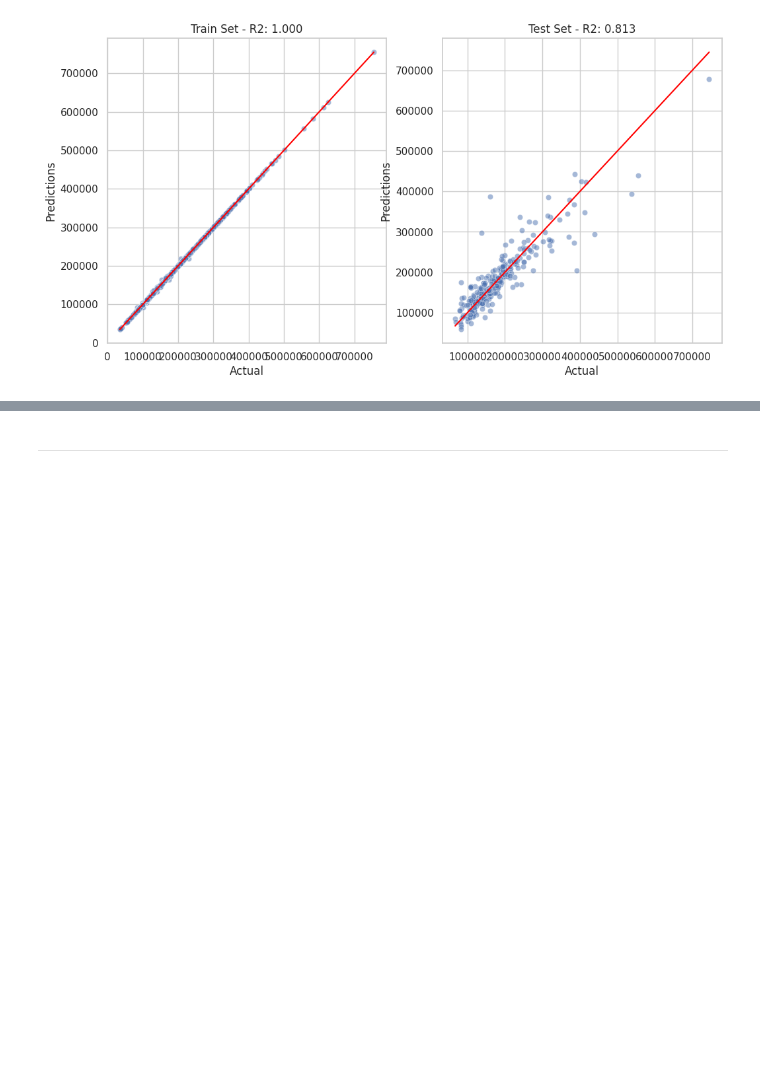
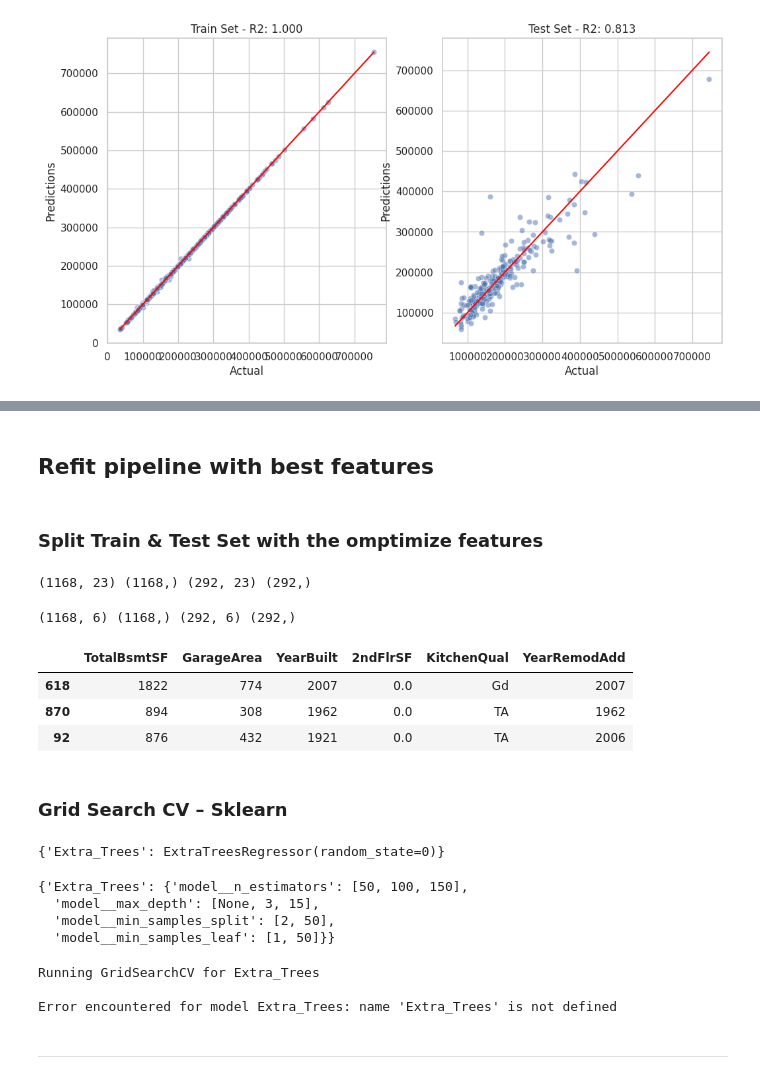
Before and after one commit to Ismino/housepricepred2, a Jupyter notebook: jupyter_notebooks/Modelling and Evaluation - Predict House Price.ipynb5.ipynb, the cells around one changed output, grey strips where cells are left out. Cells and saved outputs as stored; diff of their text form; code cells hidden in the pictures; blank space fills up the shorter version.

Commit message:
Add refitting of pipeline and grid search

```diff
--- a/jupyter_notebooks/Modelling and Evaluation - Predict House Price.ipynb5.ipynb
+++ b/jupyter_notebooks/Modelling and Evaluation - Predict House Price.ipynb5.ipynb
@@ -527,0 +539,2 @@ Root Mean Squared Error: 35973.773
+# %% [markdown]
+## Refit pipeline with best features
@@ -527,0 +583,40 @@ Root Mean Squared Error: 35973.773
+# %% [markdown]
+### Split Train & Test Set with the omptimize features
+# %%
+
+from sklearn.model_selection import train_test_split
+X_train, X_test, y_train, y_test = train_test_split(
+    df.drop(['SalePrice'], axis=1),
+    df['SalePrice'],
+    test_size=0.2,
+    random_state=0,
+)
+
+print(X_train.shape, y_train.shape, X_test.shape, y_test.shape)
+# %% [output]
+(1168, 23) (1168,) (292, 23) (292,)
+# %%
+X_train = X_train.filter(best_features)
+X_test = X_test.filter(best_features)
+
+print(X_train.shape, y_train.shape, X_test.shape, y_test.shape)
+X_train.head(3)
+# %% [output]
+(1168, 6) (1168,) (292, 6) (292,)
+|  | TotalBsmtSF | GarageArea | YearBuilt | 2ndFlrSF | KitchenQual | YearRemodAdd |
+| 618 | 1822 | 774 | 2007 | 0.0 | Gd | 2007 |
+| 870 | 894 | 308 | 1962 | 0.0 | TA | 1962 |
+| 92 | 876 | 432 | 1921 | 0.0 | TA | 2006 |
+# %% [markdown]
+### Grid Search CV – Sklearn
+# %%
+initial_models
+# %% [output]
+{'Extra_Trees': ExtraTreesRegressor(random_state=0)}
+# %%
+model_hyperparams
+# %% [output]
+{'Extra_Trees': {'model__n_estimators': [50, 100, 150],
+  'model__max_depth': [None, 3, 15],
+  'model__min_samples_split': [2, 50],
+  'model__min_samples_leaf': [1, 50]}}
@@ -528,3 +631,11 @@ Root Mean Squared Error: 35973.773
+# %%
+from sklearn.ensemble import ExtraTreesRegressor
+search = HyperparameterOptimizationSearch(models=initial_models, params=model_hyperparams)
+search.fit(X_train, y_train, scoring='r2', n_jobs=-1, cv=5)
+# %% [output]
+Running GridSearchCV for Extra_Trees
+
+Error encountered for model Extra_Trees: name 'Extra_Trees' is not defined
 # %% [markdown]
 ---
 # %% [markdown]
```
Also changed, not shown: parts of 6 cells of this notebook.
